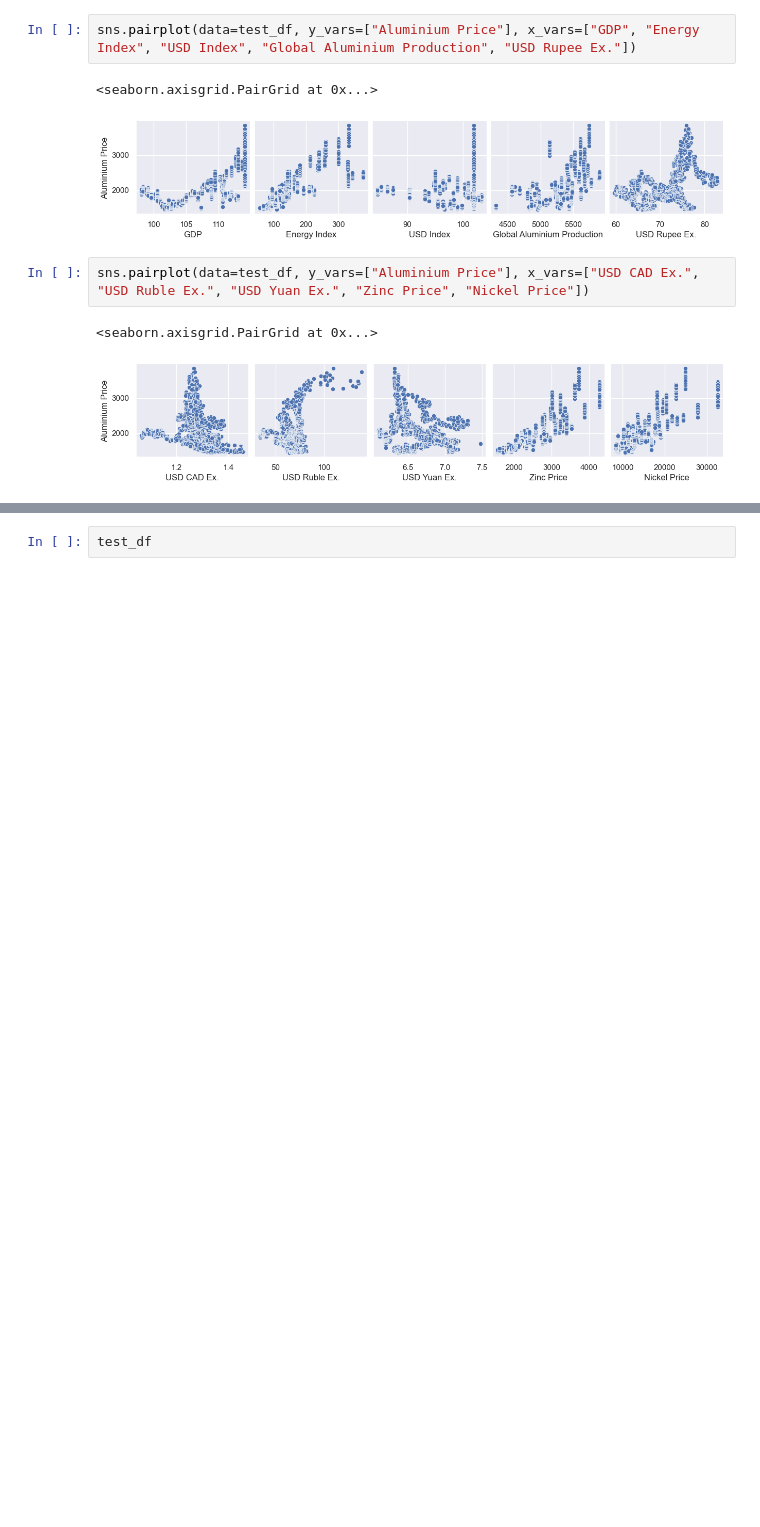
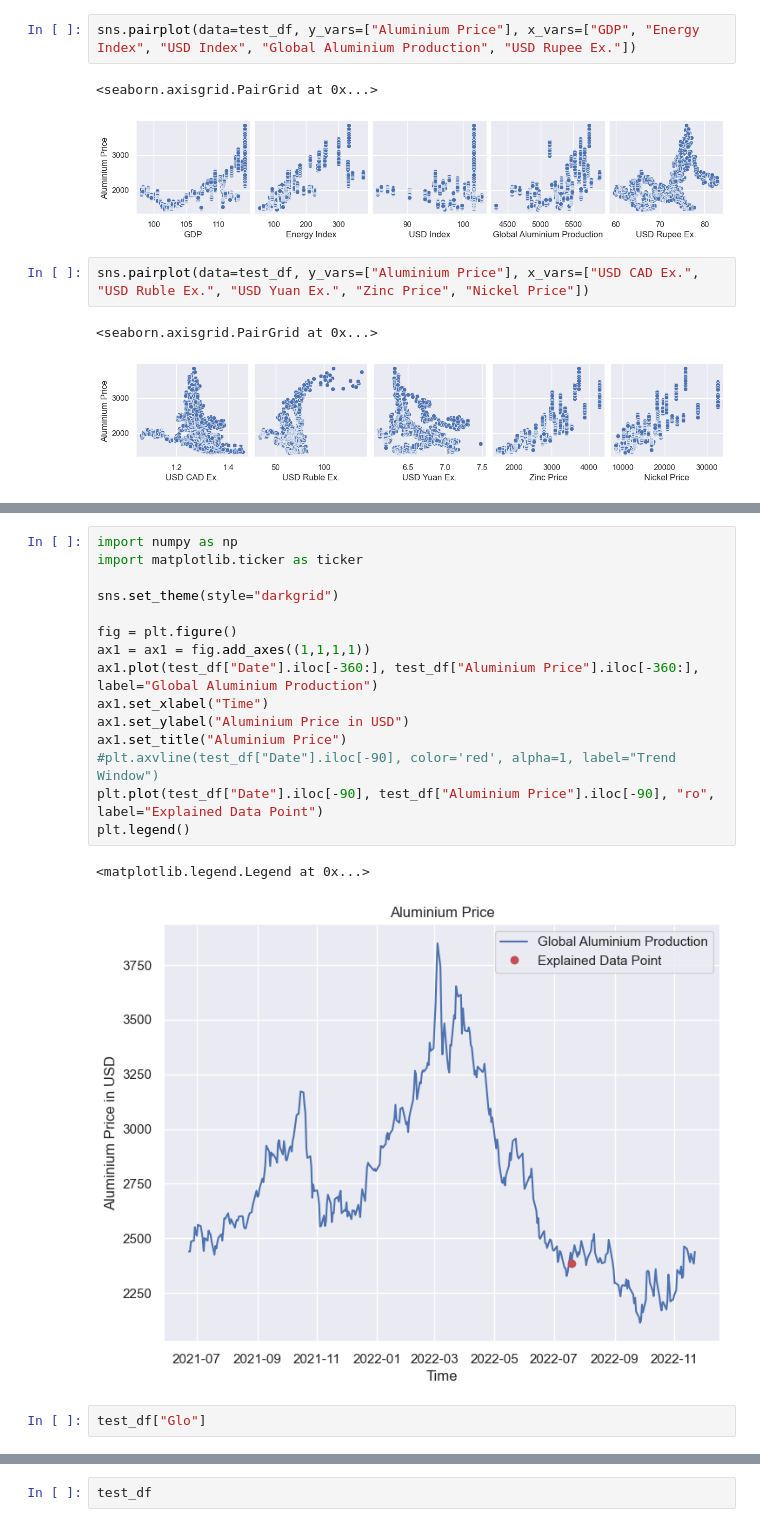
Before and after one commit to alexwese/tkseminar, a Jupyter notebook: DataAnalysis/mlp.ipynb, the cells around one changed output, grey strips where cells are left out. Cells and saved outputs as stored; diff of their text form; blank space fills up the shorter version.

```diff
--- a/DataAnalysis/mlp.ipynb
+++ b/DataAnalysis/mlp.ipynb
@@ -182,0 +289,20 @@ sns.pairplot(data=test_df, y_vars=["Aluminium Price"], x_vars=["USD CAD Ex.", "U
+# %%
+import numpy as np
+import matplotlib.ticker as ticker
+
+sns.set_theme(style="darkgrid")
+
+fig = plt.figure()
+ax1 = ax1 = fig.add_axes((1,1,1,1))
+ax1.plot(test_df["Date"].iloc[-360:], test_df["Aluminium Price"].iloc[-360:], label="Global Aluminium Production")
+ax1.set_xlabel("Time")
+ax1.set_ylabel("Aluminium Price in USD")
+ax1.set_title("Aluminium Price")
+#plt.axvline(test_df["Date"].iloc[-90], color='red', alpha=1, label="Trend Window")
+plt.plot(test_df["Date"].iloc[-90], test_df["Aluminium Price"].iloc[-90], "ro", label="Explained Data Point")
+plt.legend()
+# %% [output]
+<matplotlib.legend.Legend at 0x...>
+[figure, added]
+# %%
+test_df["Glo"]
```
Also changed, not shown: parts of 22 cells of this notebook.
